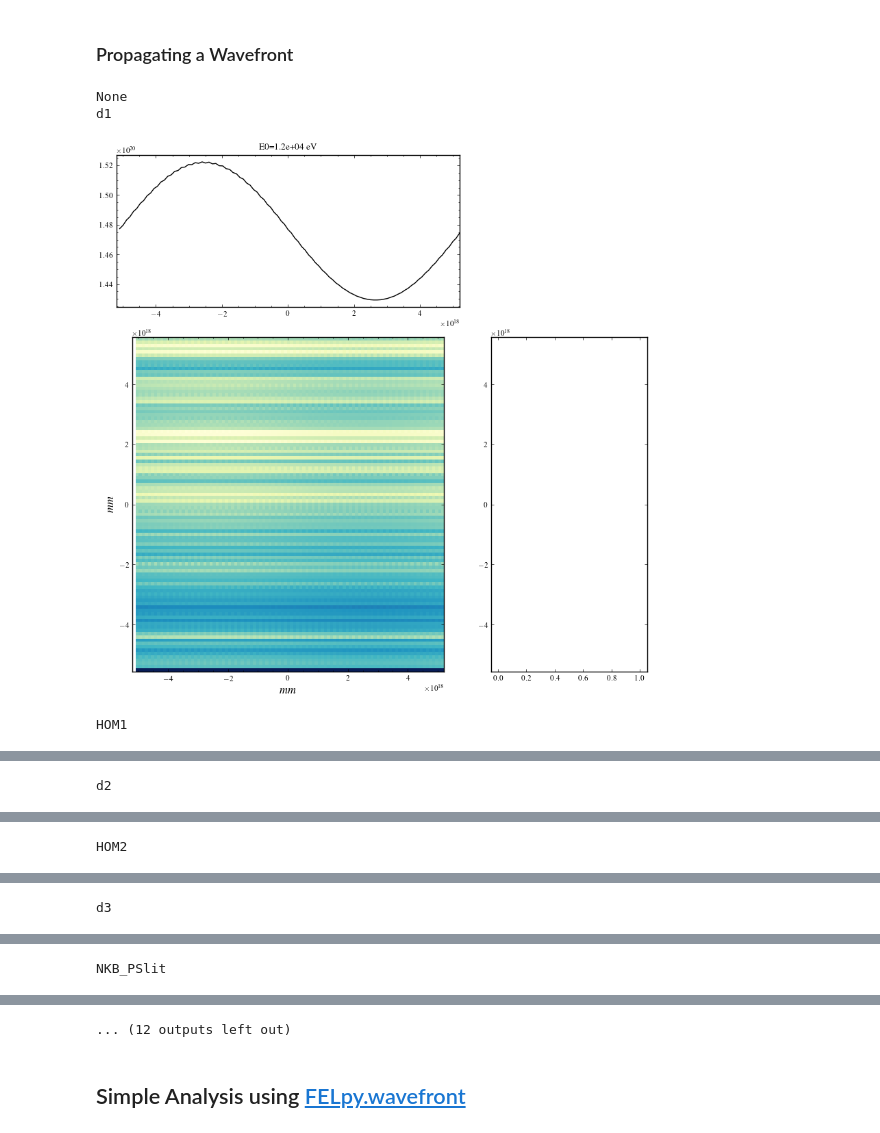
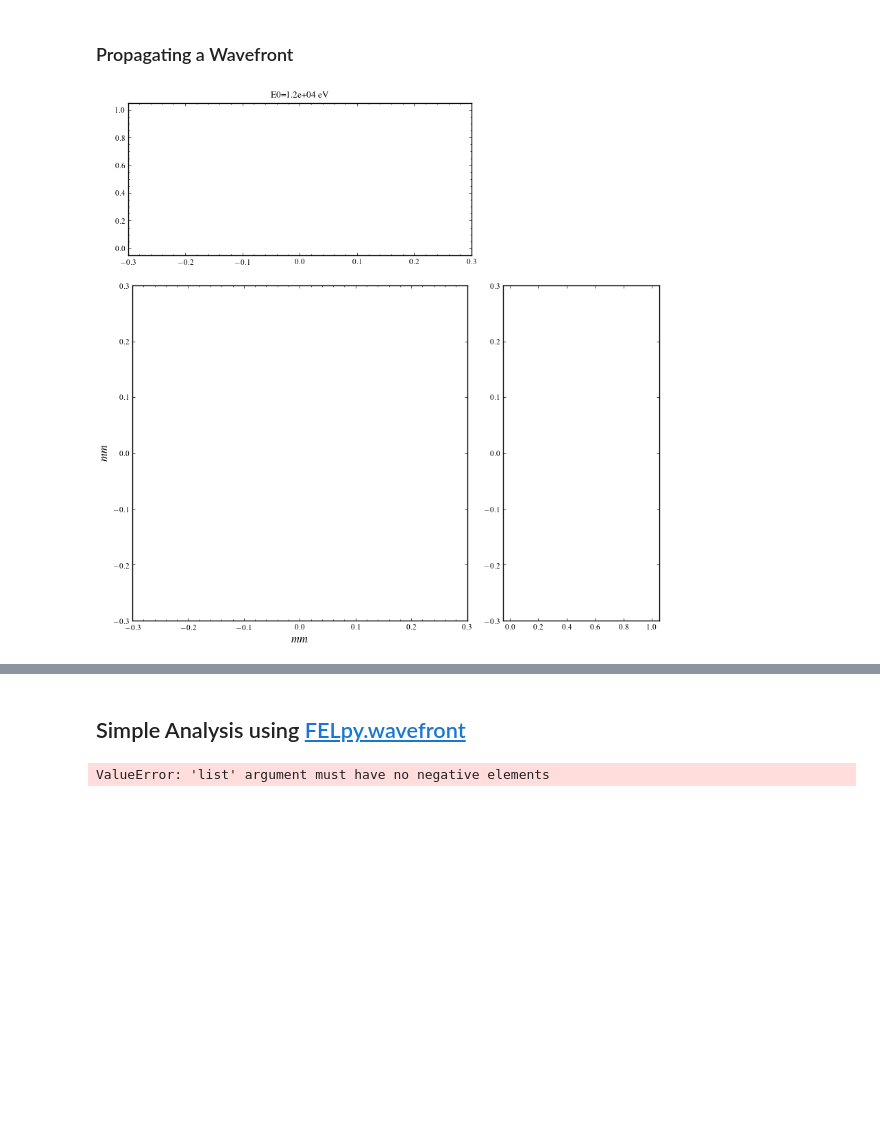
Before and after one commit to twguest/FELpy, a Jupyter notebook: docs/source/examples/tutorial_spb-sfx/tutorial_spb-sfx.ipynb, the cells around one changed output, grey strips where cells are left out. Saved outputs shown, nothing was run; the diff lists cells and outputs as text; code cells hidden in the pictures; blank space fills up the shorter version.

```diff
--- a/docs/source/examples/tutorial_spb-sfx/tutorial_spb-sfx.ipynb
+++ b/docs/source/examples/tutorial_spb-sfx/tutorial_spb-sfx.ipynb
@@ -48,7 +48,7 @@ List of Elements: ['d1', 'HOM1', 'd2', 'HOM2', 'd3', 'NKB_PSlit', 'd4', 'NHE_err
 # %%
 from felpy.model.wavefront import Wavefront
 from wpg.wpg_uti_wf import plot_intensity_map
-h5_file_location = "/gpfs/exfel/data/group/wp72/SPP/source_to_wavefront/scripts/wavefront_WPG.h5" ## an example file
+h5_file_location = "/gpfs/exfel/data/group/wp72/SPP/source_to_wavefront/scripts/14_1_Sase1.WPG.h5"  ## an example file
 
 wfr = Wavefront()
 wfr.load_hdf5(h5_file_location)
@@ -78,9 +79,15 @@ Radiation:
 # %% [markdown]
 ### Propagating a Wavefront
 # %%
-bl.propagate_sequential(wfr)
+from felpy.model.beamline import Beamline
+from wpg.optical_elements import Drift
+from felpy.model.tools import propagation_parameters
+
+bl = Beamline()
+bl.append(Drift(1), propagation_parameters(1,1,1,1, mode = 'fresnel'))
+bl.propagate(wfr)
+
+plot_intensity_map(wfr)
+#bl.propagate_sequential(wfr)
 # %% [output]
-None
-d1
-[figure, old version]
+[figure, new version]
-HOM1
@@ -88 +93,0 @@ HOM1
-d2
@@ -90 +93,0 @@ d2
-HOM2
@@ -92 +93,0 @@ HOM2
-d3
@@ -94 +93,0 @@ d3
-NKB_PSlit
@@ -96,6 +94,7 @@ NKB_PSlit
-... (12 outputs left out)
 # %% [markdown]
 ## Simple Analysis using [FELpy.wavefront](https://github.com/twguest/FELpy/blob/master/felpy/model/core/wavefront.py)
 # %%
 print(wfr.get_beam_size())
 print(wfr.get_com())
+# %% [output]
+ValueError: 'list' argument must have no negative elements
```
Also changed, not shown: parts of 3 cells of this notebook, 7 other files.
